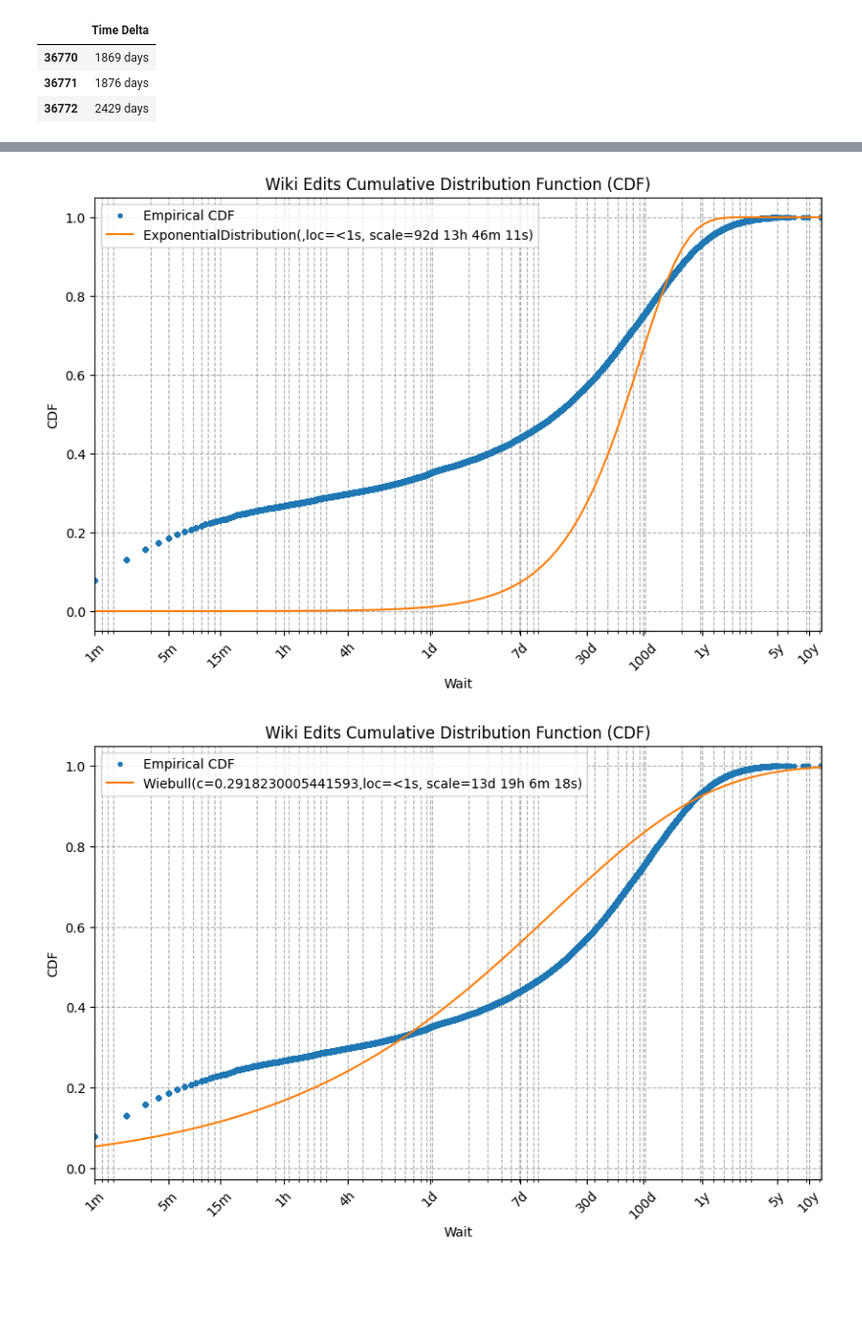
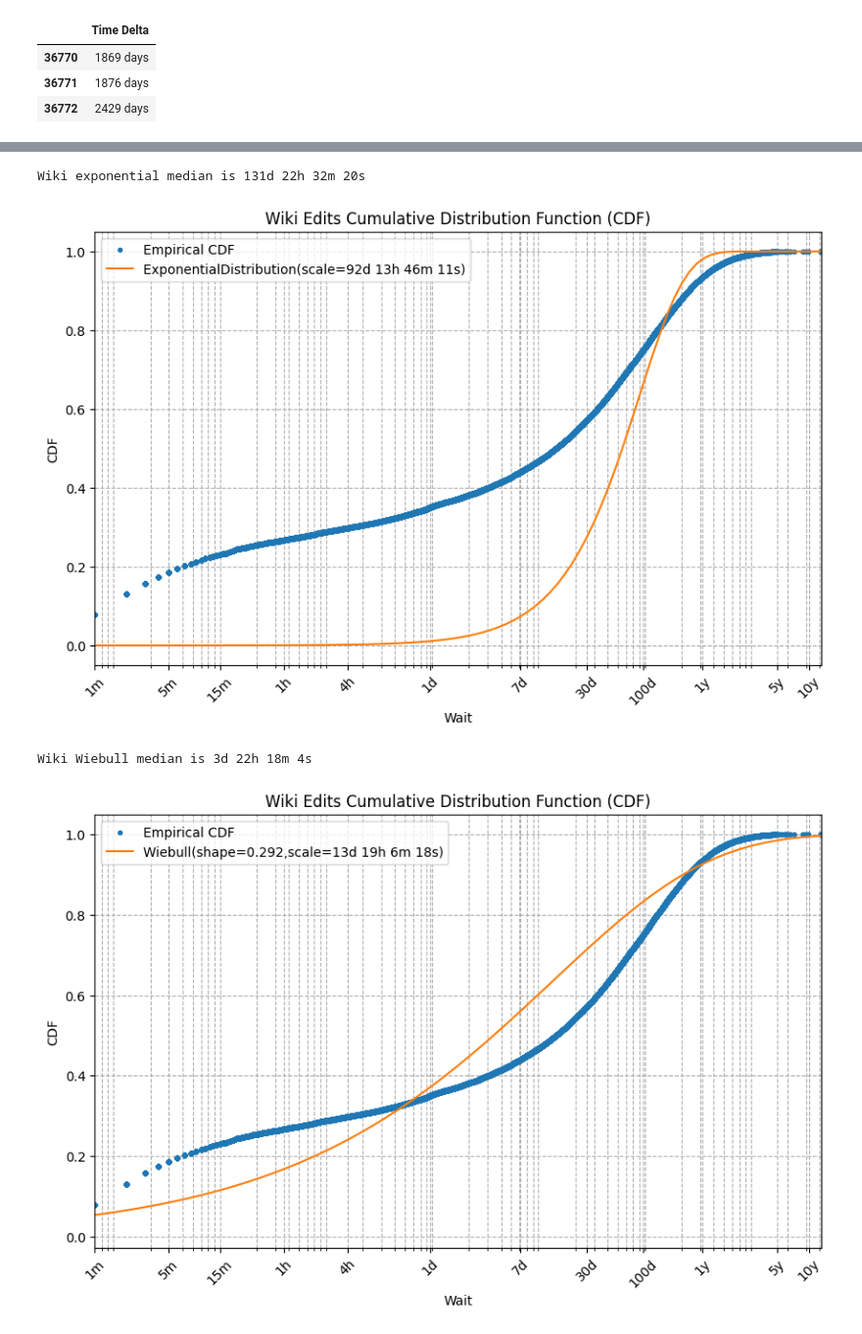
Before and after one commit to CarlKCarlK/wait-times, a Jupyter notebook: wait-times.ipynb, the cells around one changed output, grey strips where cells are left out. Shown: that part at 98% size. Drawn from its saved outputs; the diff is of its cells as text; code cells hidden in the pictures; blank space fills up the shorter version.

```diff
--- a/wait-times.ipynb
+++ b/wait-times.ipynb
@@ -253,23 +271,22 @@ wait_cdf("Popcorn", popcorn_df, popcorn_ticks, dist=popcorn_expon_dist, dist_lab
 # %%
-wiki_df['CDF'] = wiki_df['Time Delta'].rank(pct=True)
 
-loc, scale = expon.fit(wiki_df['Time Delta'].dt.total_seconds(), floc=0)
-wiki_expon_dist = expon(loc=loc, scale=scale)
-wiki_df_expon_label = f'ExponentialDistribution(,loc={seconds_to_text(loc)}, scale={seconds_to_text(scale)})'
-
-wait_cdf("Wiki Edits", wiki_df, wiki_wait_ticks, dist=wiki_expon_dist, dist_label=wiki_df_expon_label, xscale='log', left=60)
+_, wiki_e_scale = expon.fit(wiki_df['Time Delta'].dt.total_seconds(), floc=0)
+wiki_expon_dist = expon(scale=wiki_e_scale)
+print(f"Wiki exponential median is {seconds_to_text(lotto_expon_dist.median())}")
+wiki_expon_label = f'ExponentialDistribution(scale={seconds_to_text(wiki_e_scale)})'
+wait_cdf("Wiki Edits", wiki_df, wiki_wait_ticks, dist=wiki_expon_dist, dist_label=wiki_expon_label, xscale='log', left=60)
 # %% [output]
+Wiki exponential median is 131d 22h 32m 20s
-[figure, old version]
+[figure, new version]
 # %%
 from scipy.stats import weibull_min
 
-wiki_df['CDF'] = wiki_df['Time Delta'].rank(pct=True)
-
-c, loc, scale = weibull_min.fit(wiki_df['Time Delta'].dt.total_seconds(), floc=0)
-wiki_weibull_dist = weibull_min(c=c, loc=loc, scale=scale)
-wiki_df_weibull_label = f'Wiebull(c={c},loc={seconds_to_text(loc)}, scale={seconds_to_text(scale)})'
-
+wiki_shape, _, wiki_w_scale = weibull_min.fit(wiki_df['Time Delta'].dt.total_seconds(), floc=0)
+wiki_weibull_dist = weibull_min(c=wiki_shape, scale=wiki_w_scale)
+print(f"Wiki Wiebull median is {seconds_to_text(wiki_weibull_dist.median())}")
+wiki_df_weibull_label = f'Wiebull(shape={wiki_shape:.3},scale={seconds_to_text(wiki_w_scale)})'
 wait_cdf("Wiki Edits", wiki_df, wiki_wait_ticks, dist=wiki_weibull_dist, dist_label=wiki_df_weibull_label, xscale='log', left=60)
 # %% [output]
+Wiki Wiebull median is 3d 22h 18m 4s
-[figure, old version]
+[figure, new version]
 # %%
```
Also changed, not shown: parts of 5 cells of this notebook.
